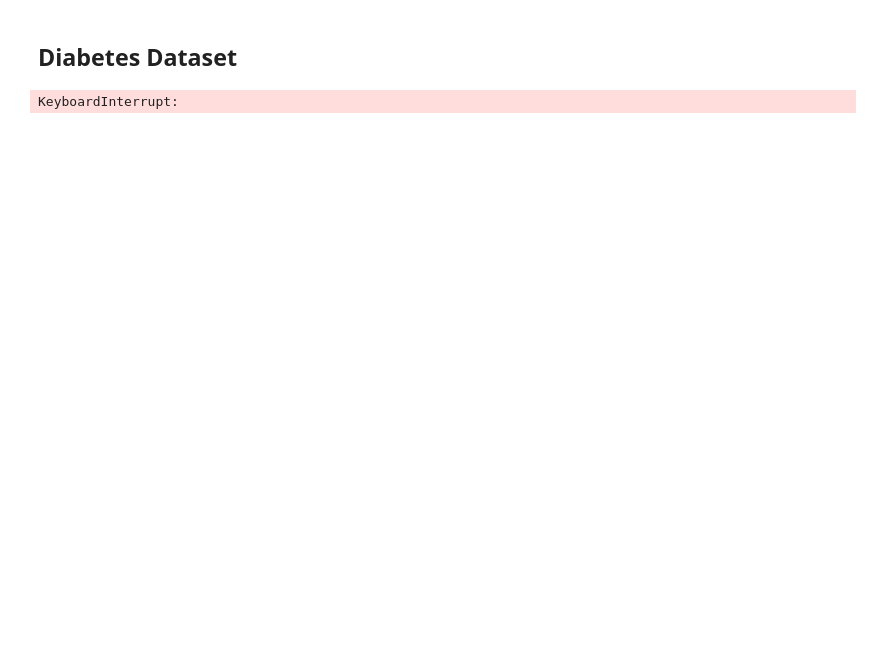
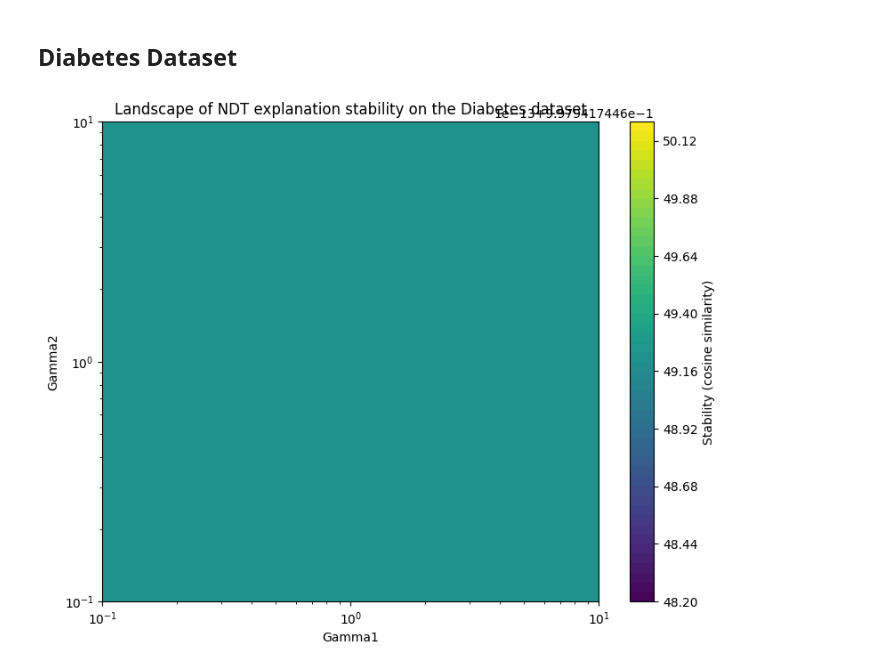
Before and after one commit to aymen20002005/lime_ndt, a Jupyter notebook: Notebooks/explanation_metrics/stability_landscape.ipynb, the cells around one changed output. Saved outputs shown, nothing was run; the diff lists cells and outputs as text; code cells hidden in the pictures; blank space fills up the shorter version.

```diff
--- a/Notebooks/explanation_metrics/stability_landscape.ipynb
+++ b/Notebooks/explanation_metrics/stability_landscape.ipynb
@@ -48,7 +48,7 @@ explainer_ndt = LimeNDTExplainer(
 # ========================
 # 4. Fonction de stabilité
 # ========================
-def explanation_stability_ndt(g1, g2, n_repeats=1, instance_id=0, num_features=None):
+def explanation_stability_ndt(g1, g2, n_repeats=3, instance_id=0, num_features=None):
     explanations = []
     if num_features is None:
         num_features = X_train.shape[1]
@@ -80,8 +80,8 @@ def explanation_stability_ndt(g1, g2, n_repeats=1, instance_id=0, num_features=N
 # ========================
 # 5. Grid des gammas
 # ========================
-gamma1_values = np.logspace(-1, 2, 20)   # de 0.1 à 100
-gamma2_values = np.logspace(-1, 2, 20)
+gamma1_values = np.logspace(-1, 1, 10)   # de 0.1 à 100
+gamma2_values = np.logspace(-1, 1, 10)
 
 # Choisir une instance
 instance_id = 0
@@ -89,31 +89,31 @@ instance_id = 0
 # ========================
 # 6. Calcul parallèle
 # ========================
 scores = Parallel(n_jobs=-1)(
     delayed(explanation_stability_ndt)(g1, g2, n_repeats=5, instance_id=instance_id)
     for g2 in gamma2_values
     for g1 in gamma1_values
 )
 
 scores = np.array(scores).reshape(len(gamma2_values), len(gamma1_values))
 
 # ========================
 # 7. Plot du landscape
 # ========================
 plt.figure(figsize=(9,7))
 cs = plt.contourf(
     gamma1_values,
     gamma2_values,
     scores,
     levels=50,
     cmap="viridis"
 )
 plt.colorbar(cs, label="Stability (cosine similarity)")
 plt.xscale("log")
 plt.yscale("log")
 plt.xlabel("Gamma1")
 plt.ylabel("Gamma2")
 plt.title("Landscape of NDT explanation stability on the Diabetes dataset")
 plt.show()
 # %% [output]
-KeyboardInterrupt:
+[figure, added]
```
Also changed, not shown: 2 other files.
